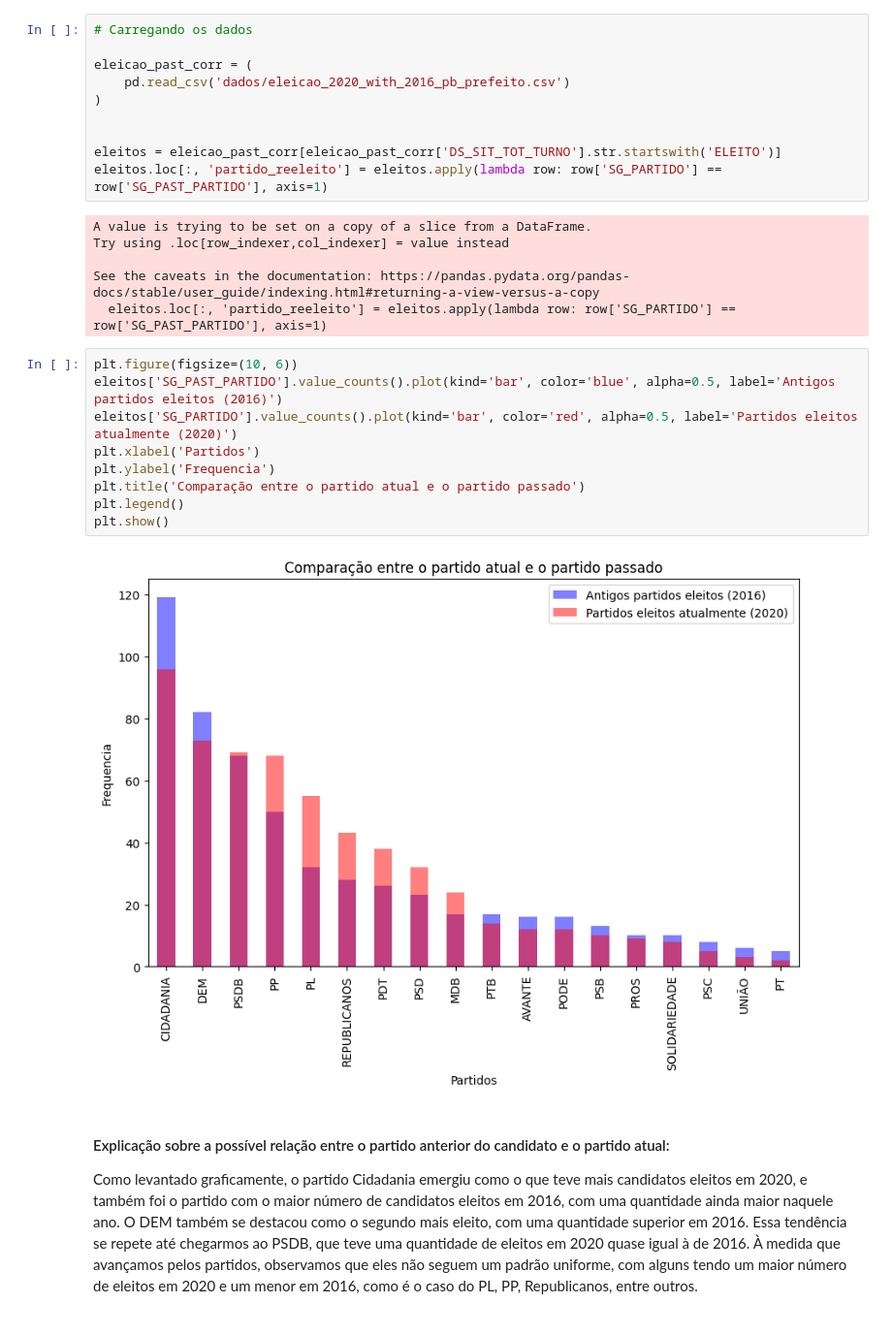
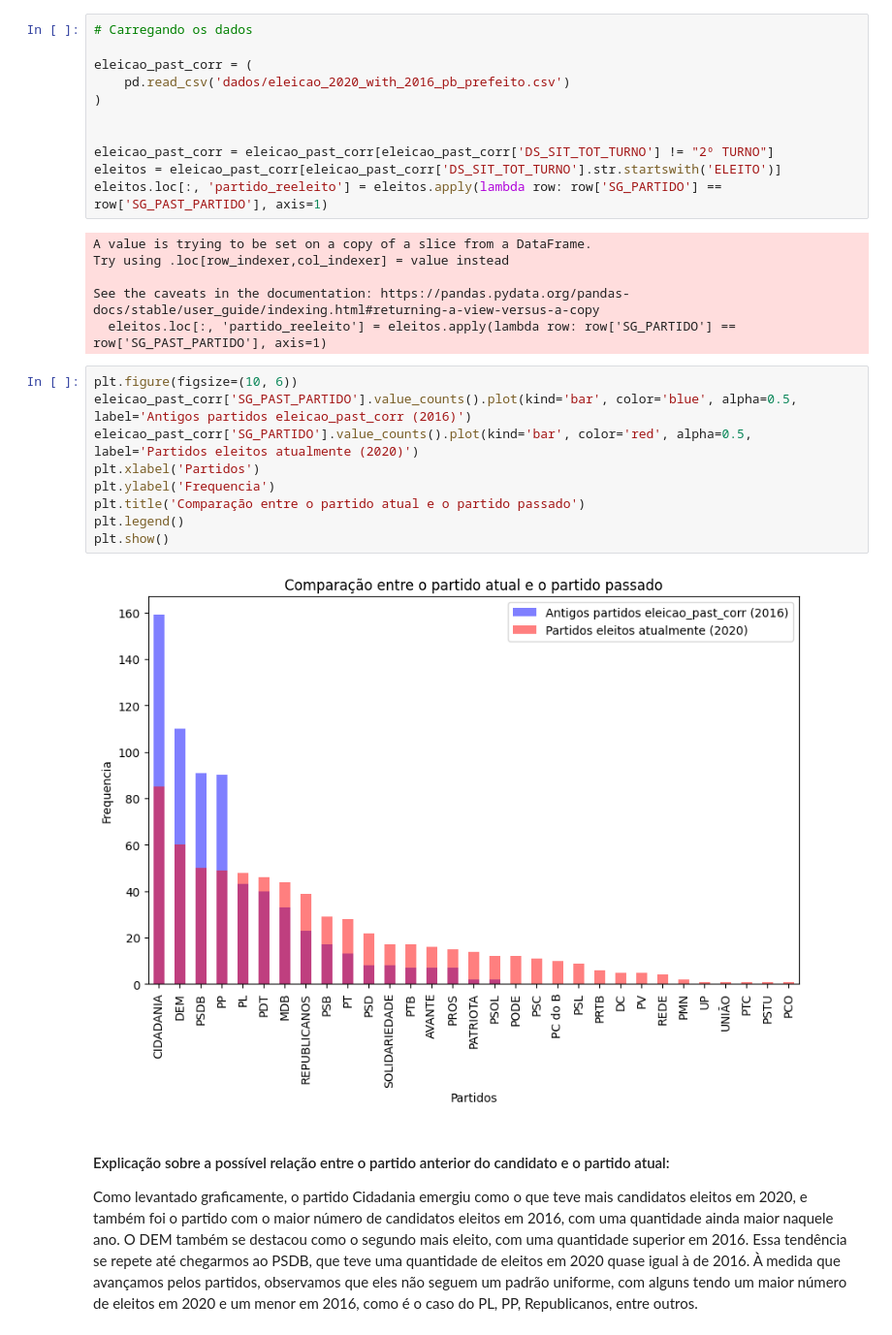
Before and after one commit to Kawhan/final_data_project, a Jupyter notebook: relatorio.ipynb, the cells around one changed output. Shown at 97% size. Cells and saved outputs as stored; diff of their text form.

```diff
--- a/relatorio.ipynb
+++ b/relatorio.ipynb
@@ -1201,6 +1627,7 @@ eleicao_past_corr = (
 )
 
 
+eleicao_past_corr = eleicao_past_corr[eleicao_past_corr['DS_SIT_TOT_TURNO'] != "2º TURNO"]
 eleitos = eleicao_past_corr[eleicao_past_corr['DS_SIT_TOT_TURNO'].str.startswith('ELEITO')]
 eleitos.loc[:, 'partido_reeleito'] = eleitos.apply(lambda row: row['SG_PARTIDO'] == row['SG_PAST_PARTIDO'], axis=1)
 # %% [output]
@@ -1211,15 +1638,15 @@ See the caveats in the documentation: https://pandas.pydata.org/pandas-docs/stab
   eleitos.loc[:, 'partido_reeleito'] = eleitos.apply(lambda row: row['SG_PARTIDO'] == row['SG_PAST_PARTIDO'], axis=1)
 # %%
 plt.figure(figsize=(10, 6))
-eleitos['SG_PAST_PARTIDO'].value_counts().plot(kind='bar', color='blue', alpha=0.5, label='Antigos partidos eleitos (2016)')
-eleitos['SG_PARTIDO'].value_counts().plot(kind='bar', color='red', alpha=0.5, label='Partidos eleitos atualmente (2020)')
+eleicao_past_corr['SG_PAST_PARTIDO'].value_counts().plot(kind='bar', color='blue', alpha=0.5, label='Antigos partidos eleicao_past_corr (2016)')
+eleicao_past_corr['SG_PARTIDO'].value_counts().plot(kind='bar', color='red', alpha=0.5, label='Partidos eleitos atualmente (2020)')
 plt.xlabel('Partidos')
 plt.ylabel('Frequencia')
 plt.title('Comparação entre o partido atual e o partido passado')
 plt.legend()
 plt.show()
 # %% [output]
-[figure, old version]
+[figure, new version]
 # %% [markdown]
 #### Explicação sobre a possível relação entre o partido anterior do candidato e o partido atual:
 
```
Also changed, not shown: parts of 46 cells of this notebook, 2 other files.
